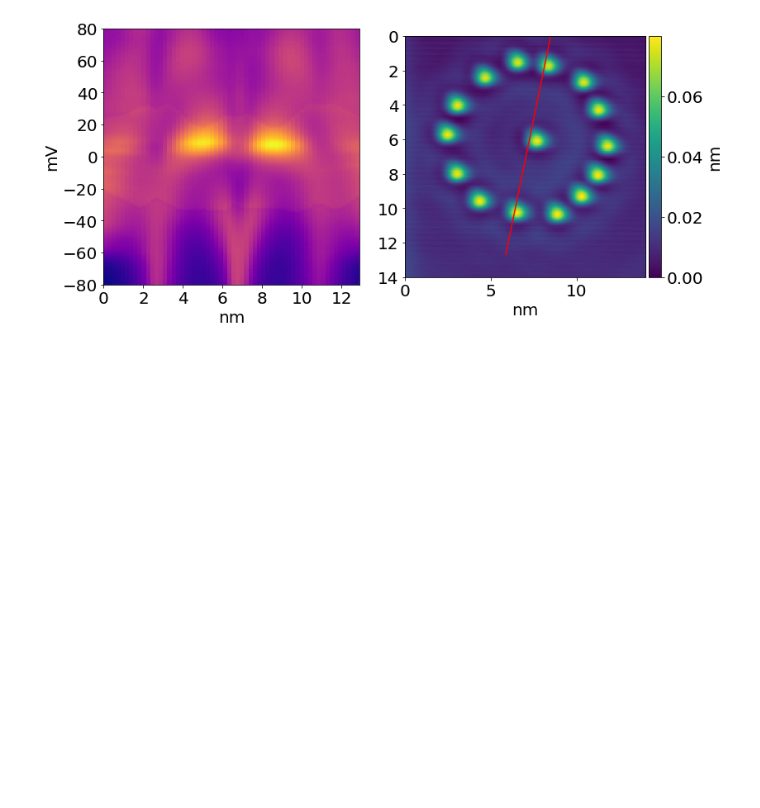
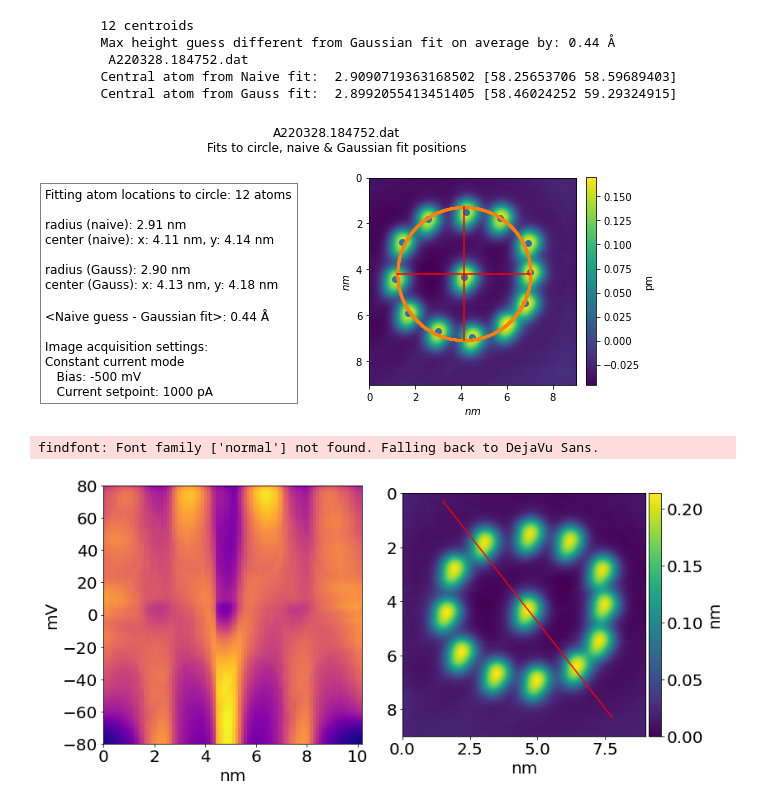
Before and after one commit to abekipnis/Kondo-Aalto, a Jupyter notebook: example_notebooks/line_spectrum_plot.ipynb, the cells around one changed output. Cells and saved outputs as stored; diff of their text form; code cells hidden in the pictures; blank space fills up the shorter version.

```diff
--- a/example_notebooks/line_spectrum_plot.ipynb
+++ b/example_notebooks/line_spectrum_plot.ipynb
@@ -3,10 +4,26 @@ from AaltoAtoms import show_line_spectrum
 # %%
-dat = r'Y:\labdata\Createc\STMDATA\Ag(111)\2022-03 Co Kondo corrals\03-21\1d\New folder\A220324.172432.dat'
-dir = r'Y:\labdata\Createc\STMDATA\Ag(111)\2022-03 Co Kondo corrals\03-21\1d\New folder'
-timestamp = '220324.172841'
+dat = r"Y:\labdata\Createc\STMDATA\Ag(111)\2022-03 Co Kondo corrals\03-28\A220328.184752.dat"
+c = CircCorralData(dat, os.path.basename(dat))
+c.occupied = True
+c.corral = True
+
+c.subtract_plane()
+c.get_region_centroids(diamond_size=3, sigmaclip=1.5, show=True)
+c.get_corral_radius(0.9)
+dir = r"Y:\labdata\Createc\STMDATA\Ag(111)\2022-03 Co Kondo corrals\03-28"
+timestamp = '220328.184917'
 biasmin = -80
 biasmax = 80
 
+c = CircCorralData(dat, os.path.basename(dat))
+
 show_line_spectrum(dat, dir, timestamp, biasmin, biasmax)
 # %% [output]
+        12 centroids
+        Max height guess different from Gaussian fit on average by: 0.44 Å
+         A220328.184752.dat
+        Central atom from Naive fit:  2.9090719363168502 [58.25653706 58.59689403]
+        Central atom from Gauss fit:  2.8992055413451405 [58.46024252 59.29324915]
-[figure, old version]
+[figure, new version]
+findfont: Font family ['normal'] not found. Falling back to DejaVu Sans.
+[figure, added]
```
Also changed, not shown: parts of 1 cell of this notebook, 4 other files.
